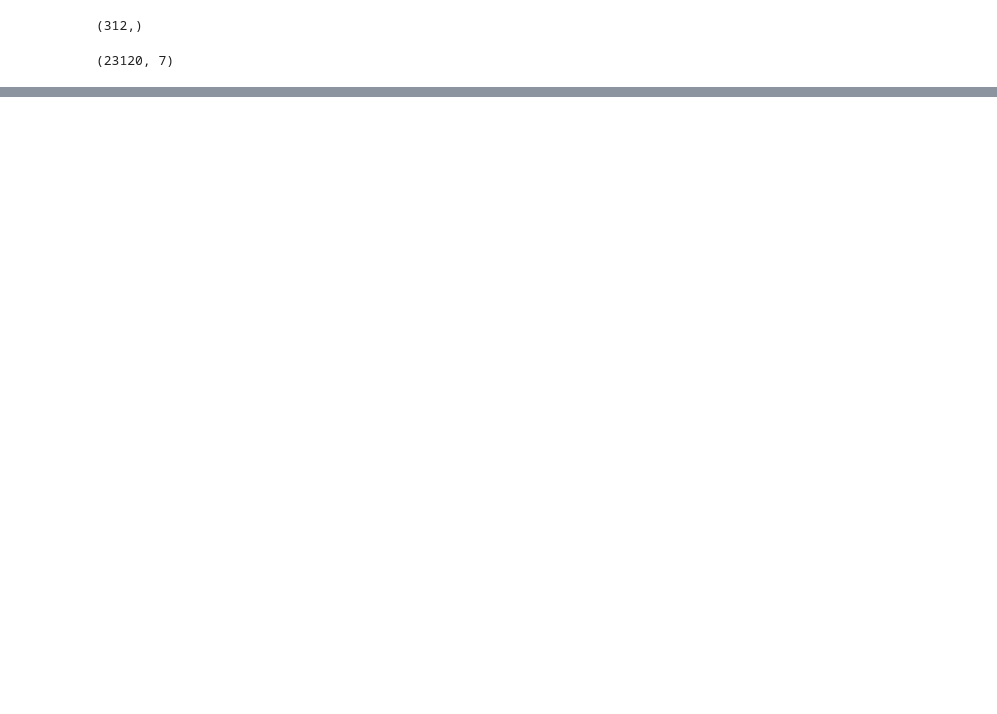
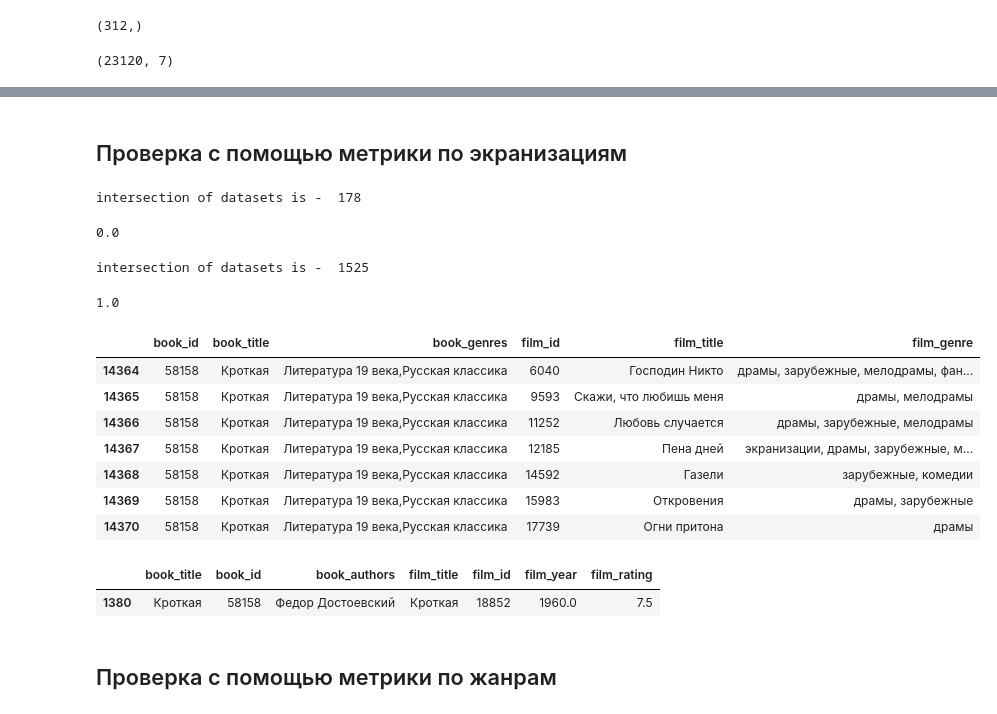
Before and after one commit to Varfalamei/cross-domain-recsys, a Jupyter notebook: notebooks/emb_from_bert.ipynb, the cells around one changed output, grey strips where cells are left out. Drawn from its saved outputs; the diff is of its cells as text; code cells hidden in the pictures; blank space fills up the shorter version.

```diff
--- a/notebooks/emb_from_bert.ipynb
+++ b/notebooks/emb_from_bert.ipynb
@@ -90,24 +91,31 @@ films_small_emb = films_small.description.apply(lambda x: embed_bert_cls(x, mode
 books_small_emb = np.stack(books_small_emb.values)
 films_small_emb = np.stack(films_small_emb.values)
 # %%
-# book_embeddings = pd.concat([
-#     books_small[['id', 'title', 'authors']],
-#     pd.DataFrame(books_small_emb, columns=[f'emb_book_{i}' for i in range(312)])
-# ], axis=1)
+book_embeddings = pd.concat([
+    books_small[['id', 'title', 'authors']],
+    pd.DataFrame(books_small_emb.astype('float16'), columns=[f'emb_book_{i}' for i in range(312)])
+], axis=1)
 
-# film_embeddings = pd.concat([
-#     films_small[['id', 'title', 'year']],
-#     pd.DataFrame(films_small_emb, columns=[f'emb_film_{i}' for i in range(312)])
-# ], axis=1)
+film_embeddings = pd.concat([
+    films_small[['id', 'title', 'year']],
+    pd.DataFrame(films_small_emb.astype('float16'), columns=[f'emb_film_{i}' for i in range(312)])
+], axis=1)
 
-# book_embeddings.to_csv('description_emb_books.csv', index=False)
-# film_embeddings.to_csv('description_emb_films.csv', index=False)
+book_embeddings.to_csv('description_emb_books.csv', index=False)
+film_embeddings.to_csv('description_emb_films.csv', index=False)
+# %%
+# list_of_idx_books = [
+#     99, 1980, 10618, 18685, 33857, 54081, 17357, 659, 35770
+# ]
+list_of_idx_books = book_embeddings['id'].sample(7000, random_state=42).tolist()
+
+book_embeddings_ = book_embeddings[book_embeddings.id.isin(list_of_idx_books)]
 # %%
 recommendations = []
-N = 5
+N = 7
 
 
-for idx, emb_one_book in zip(list_of_idx_books, books_small_emb):
+for idx, emb_one_book in tqdm(zip(list_of_idx_books, books_small_emb), total=len(list_of_idx_books)):
     sim_coefs = cosine_similarity(emb_one_book.reshape(1, -1), films_small_emb)
 
     recommender_idxs_by_book = [
@@ -120,13 +128,12 @@ for idx, emb_one_book in zip(list_of_idx_books, books_small_emb):
 
     for film in films_rec.iterrows():
         recommendations.append([
+            book['id'].tolist()[0],
             book.title.tolist()[0],
             book.genres.tolist()[0],
+            film[1]['id'],
             film[1]['title'],
             film[1]['genres'],
         ])
 
-recommendations = pd.DataFrame(recommendations, columns=['book_title', 'book_genres', 'film_title', 'film_genre'])
-
-    # recommendations[books_small[books_small.id == idx].title.tolist()[0]] = \
-    #   films_small[films_small.index.isin(recommender_idxs_by_book[0])].title.tolist()
+recommendations = pd.DataFrame(recommendations, columns=['book_id', 'book_title', 'book_genres', 'film_id', 'film_title', 'film_genre'])
@@ -179,0 +140,2 @@ sorted(sim_coefs[0])[-5:]
+# %% [markdown]
+## Проверка с помощью метрики по экранизациям
@@ -179,0 +210,28 @@ sorted(sim_coefs[0])[-5:]
+# %%
+metric_film_adaptations(recommendations, film_adaptations)
+# %% [output]
+intersection of datasets is -  178
+0.0
+# %%
+metric_film_adaptations(film_adaptations, film_adaptations)
+# %% [output]
+intersection of datasets is -  1525
+1.0
+# %%
+recommendations[recommendations.book_id == 58158]
+# %% [output]
+|  | book_id | book_title | book_genres | film_id | film_title | film_genre |
+| 14364 | 58158 | Кроткая | Литература 19 века,Русская классика | 6040 | Господин Никто | драмы, зарубежные, мелодрамы, фан... |
+| 14365 | 58158 | Кроткая | Литература 19 века,Русская классика | 9593 | Скажи, что любишь меня | драмы, мелодрамы |
+| 14366 | 58158 | Кроткая | Литература 19 века,Русская классика | 11252 | Любовь случается | драмы, зарубежные, мелодрамы |
+| 14367 | 58158 | Кроткая | Литература 19 века,Русская классика | 12185 | Пена дней | экранизации, драмы, зарубежные, м... |
+| 14368 | 58158 | Кроткая | Литература 19 века,Русская классика | 14592 | Газели | зарубежные, комедии |
+| 14369 | 58158 | Кроткая | Литература 19 века,Русская классика | 15983 | Откровения | драмы, зарубежные |
+| 14370 | 58158 | Кроткая | Литература 19 века,Русская классика | 17739 | Огни притона | драмы |
+# %%
+film_adaptations[film_adaptations.book_id == 58158]
+# %% [output]
+|  | book_title | book_id | book_authors | film_title | film_id | film_year | film_rating |
+| 1380 | Кроткая | 58158 | Федор Достоевский | Кроткая | 18852 | 1960.0 | 7.5 |
+# %% [markdown]
+## Проверка с помощью метрики по жанрам
```
Also changed, not shown: parts of 28 cells of this notebook, 2 other files.
